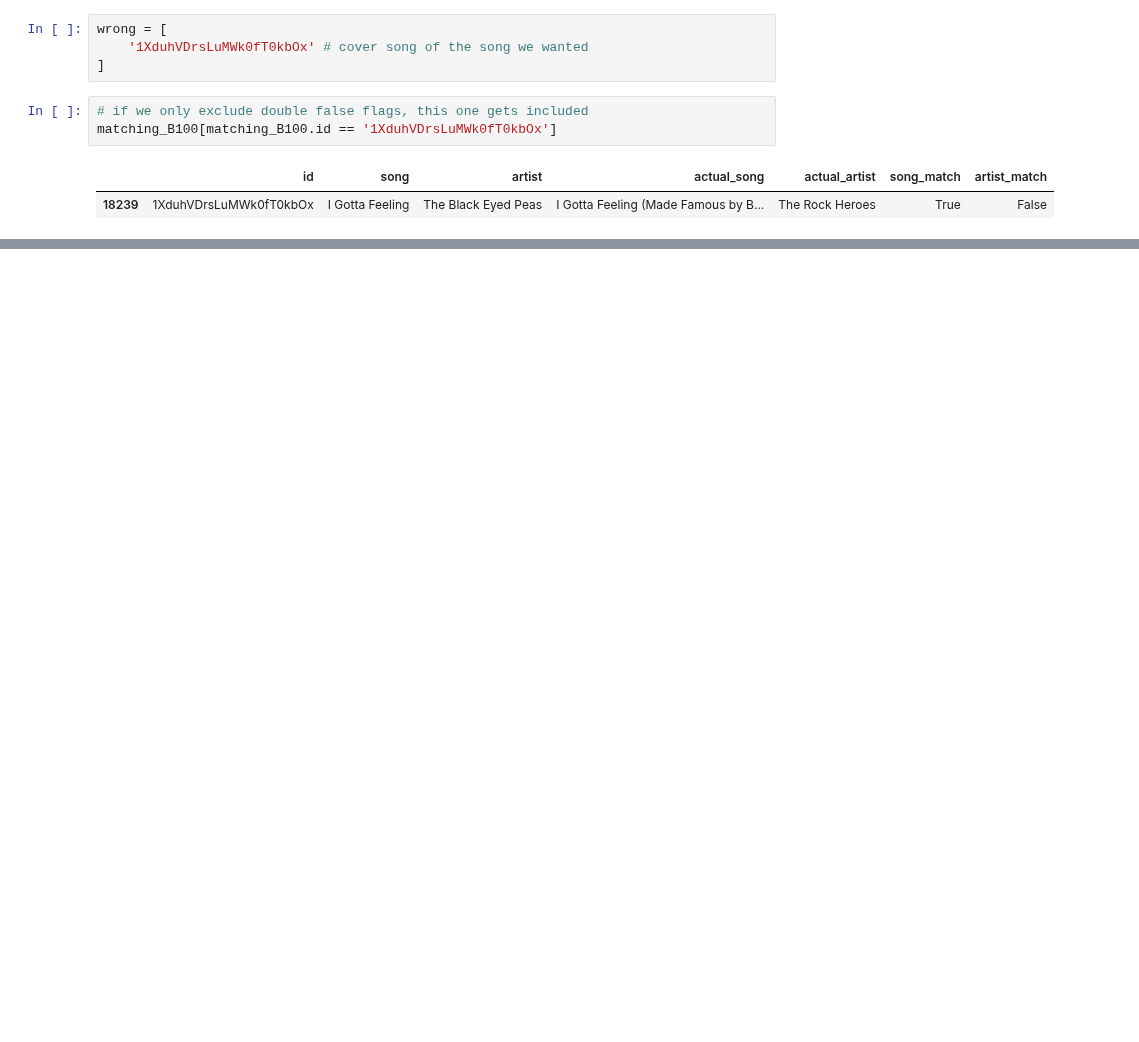
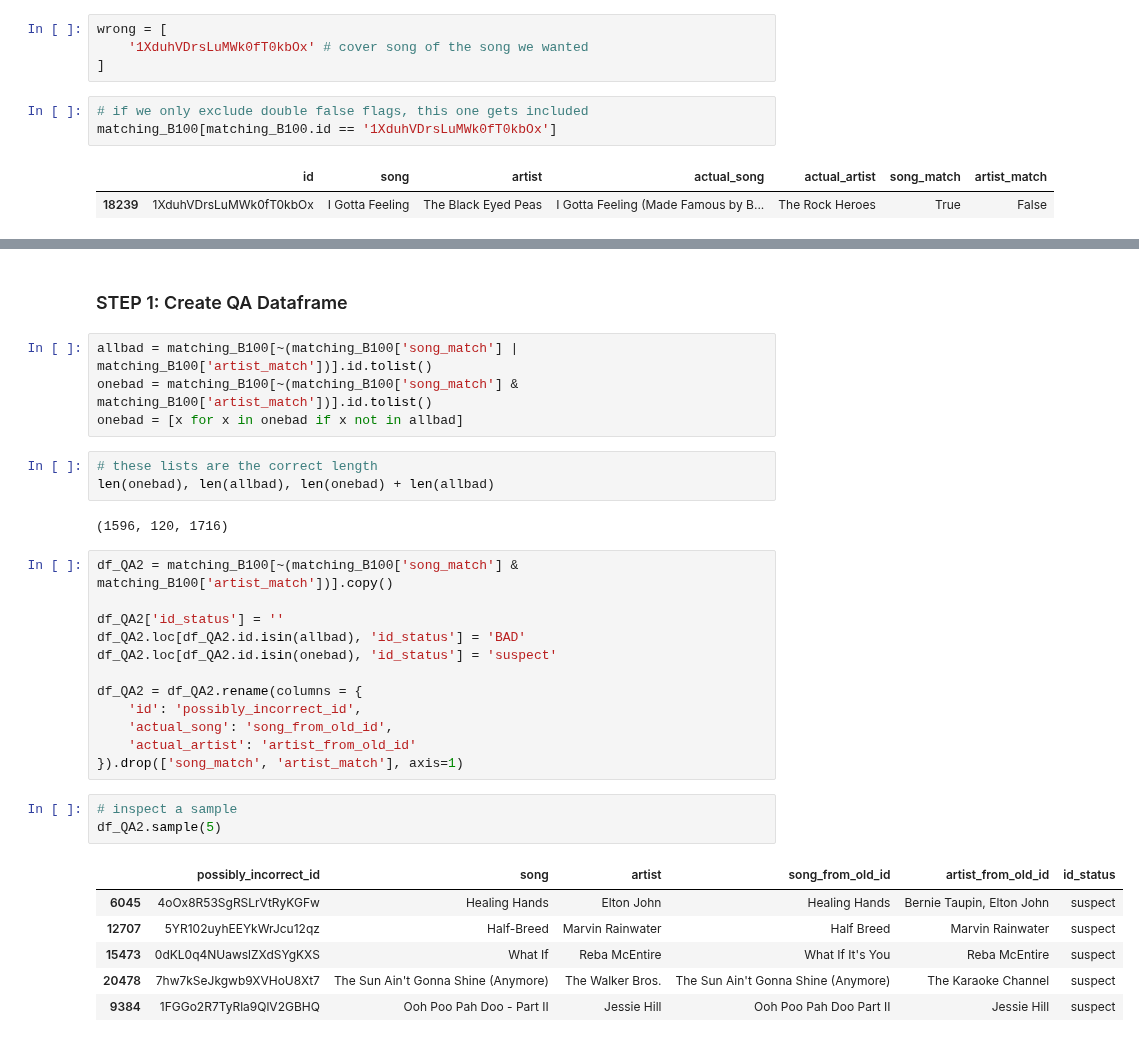
Before and after one commit to KevinCarr42/Billboard-100-Audio-Feature-Analytics, a Jupyter notebook: Kevin 820 4. Pre-Processing Outliers.ipynb, the cells around one changed output, grey strips where cells are left out. Drawn from its saved outputs; the diff is of its cells as text; blank space fills up the shorter version.

Commit message:
QA step 1 complete

```diff
--- a/Kevin 820 4. Pre-Processing Outliers.ipynb
+++ b/Kevin 820 4. Pre-Processing Outliers.ipynb
@@ -680,0 +638,33 @@ df_QA2.sample(10)
+# %% [markdown]
+### STEP 1: Create QA Dataframe
+# %%
+allbad = matching_B100[~(matching_B100['song_match'] | matching_B100['artist_match'])].id.tolist()
+onebad = matching_B100[~(matching_B100['song_match'] & matching_B100['artist_match'])].id.tolist()
+onebad = [x for x in onebad if x not in allbad]
+# %%
+# these lists are the correct length
+len(onebad), len(allbad), len(onebad) + len(allbad)
+# %% [output]
+(1596, 120, 1716)
+# %%
+df_QA2 = matching_B100[~(matching_B100['song_match'] & matching_B100['artist_match'])].copy()
+
+df_QA2['id_status'] = ''
+df_QA2.loc[df_QA2.id.isin(allbad), 'id_status'] = 'BAD'
+df_QA2.loc[df_QA2.id.isin(onebad), 'id_status'] = 'suspect'
+
+df_QA2 = df_QA2.rename(columns = {
+    'id': 'possibly_incorrect_id',
+    'actual_song': 'song_from_old_id',
+    'actual_artist': 'artist_from_old_id'
+}).drop(['song_match', 'artist_match'], axis=1)
+# %%
+# inspect a sample
+df_QA2.sample(5)
+# %% [output]
+|  | possibly_incorrect_id | song | artist | song_from_old_id | artist_from_old_id | id_status |
+| 6045 | 4oOx8R53SgRSLrVtRyKGFw | Healing Hands | Elton John | Healing Hands | Bernie Taupin, Elton John | suspect |
+| 12707 | 5YR102uyhEEYkWrJcu12qz | Half-Breed | Marvin Rainwater | Half Breed | Marvin Rainwater | suspect |
+| 15473 | 0dKL0q4NUawslZXdSYgKXS | What If | Reba McEntire | What If It's You | Reba McEntire | suspect |
+| 20478 | 7hw7kSeJkgwb9XVHoU8Xt7 | The Sun Ain't Gonna Shine (Anymore) | The Walker Bros. | The Sun Ain't Gonna Shine (Anymore) | The Karaoke Channel | suspect |
+| 9384 | 1FGGo2R7TyRla9QlV2GBHQ | Ooh Poo Pah Doo - Part II | Jessie Hill | Ooh Poo Pah Doo Part II | Jessie Hill | suspect |
```
Also changed, not shown: parts of 18 cells of this notebook.
